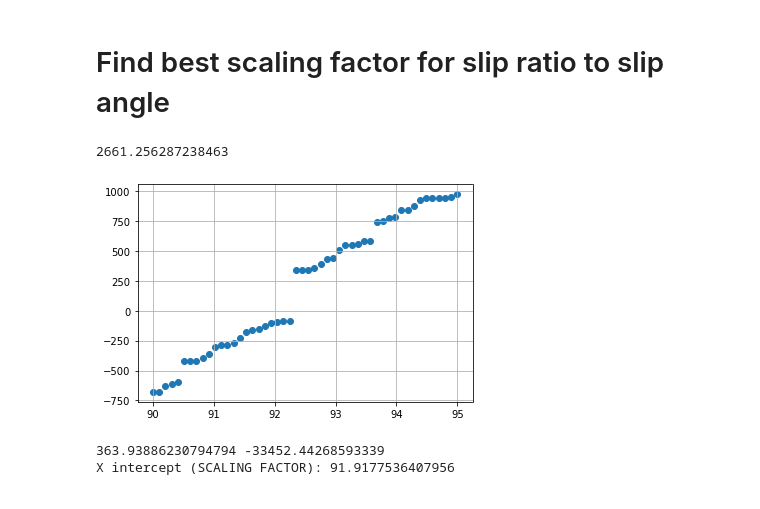
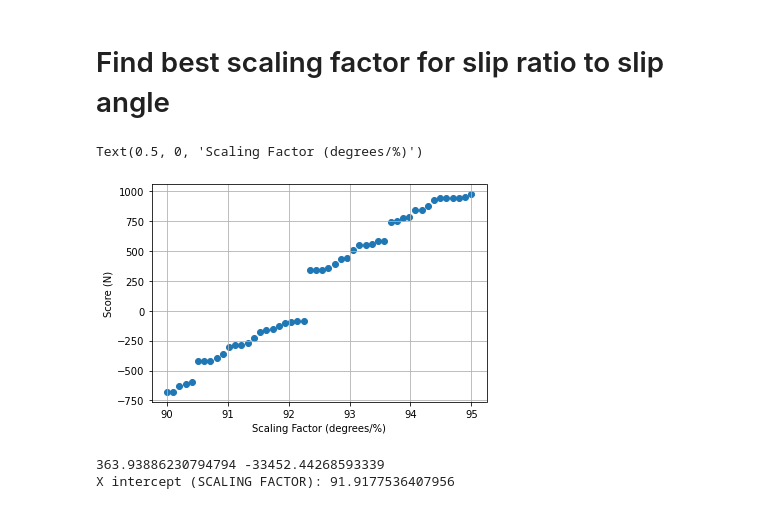
Before and after one commit to kierancoz/tire_analysis, a Jupyter notebook: tire_selection_and_analytics/determine_16in_long.ipynb, the cells around one changed output. Saved outputs shown, nothing was run; the diff lists cells and outputs as text; code cells hidden in the pictures.

```diff
--- a/tire_selection_and_analytics/determine_16in_long.ipynb
+++ b/tire_selection_and_analytics/determine_16in_long.ipynb
@@ -156,32 +159,34 @@ plt.grid()
 # %% [markdown]
 # Find best scaling factor for slip ratio to slip angle
 # %%
+
 # optimizing for F_lat(slip_angle) = F_long(slip_angle / b)
 def optimize_slip_ratio(ratio):
     slip_ratio_max = 0.15
     slip_angle_max = 12
     max_slip_angle = slip_angle_max if slip_ratio_max > slip_angle_max / ratio[0] else slip_ratio_max * ratio[0]
     slip_sweep = np.linspace(-max_slip_angle, max_slip_angle, 40)
     slip_ratio = slip_sweep / ratio[0]
     # get average lateral force per slip angle
     lat_force = np.array([])
     for x in slip_sweep:
         lat_force = np.append(lat_force, [abs(df_1_temp[(df_1_temp["SA"] < x + 0.1) & (df_1_temp["SA"] > x - 0.1)]["FY"].mean())])
     long_force = np.array([])
     for x in slip_ratio:
         long_force = np.append(long_force, [abs(df_1_temp_long[(df_1_temp_long["SL"] < x + 0.005) & (df_1_temp_long["SL"] > x - 0.005)]["FX"].mean())])
     return sum(lat_force - long_force)
 
 #ratio = least_squares(optimize_slip_ratio, [80])
 #print(ratio.x)
 X = np.linspace(90, 95, 50)
 Y = np.array([optimize_slip_ratio([x]) for x in X])
 plt.scatter(X, Y)
 plt.grid(True)
-print(optimize_slip_ratio([100]))
+plt.ylabel("Score (N)")
+plt.xlabel("Scaling Factor (degrees/%)")
 # %% [output]
-2661.256287238463
+Text(0.5, 0, 'Scaling Factor (degrees/%)')
-[figure, old version]
+[figure, new version]
 # %%
 model = LinearRegression().fit(X.reshape(-1,1),Y)
 slope1, intc1 = float(model.coef_), float(model.intercept_)
```
Also changed, not shown: parts of 2 cells of this notebook.
